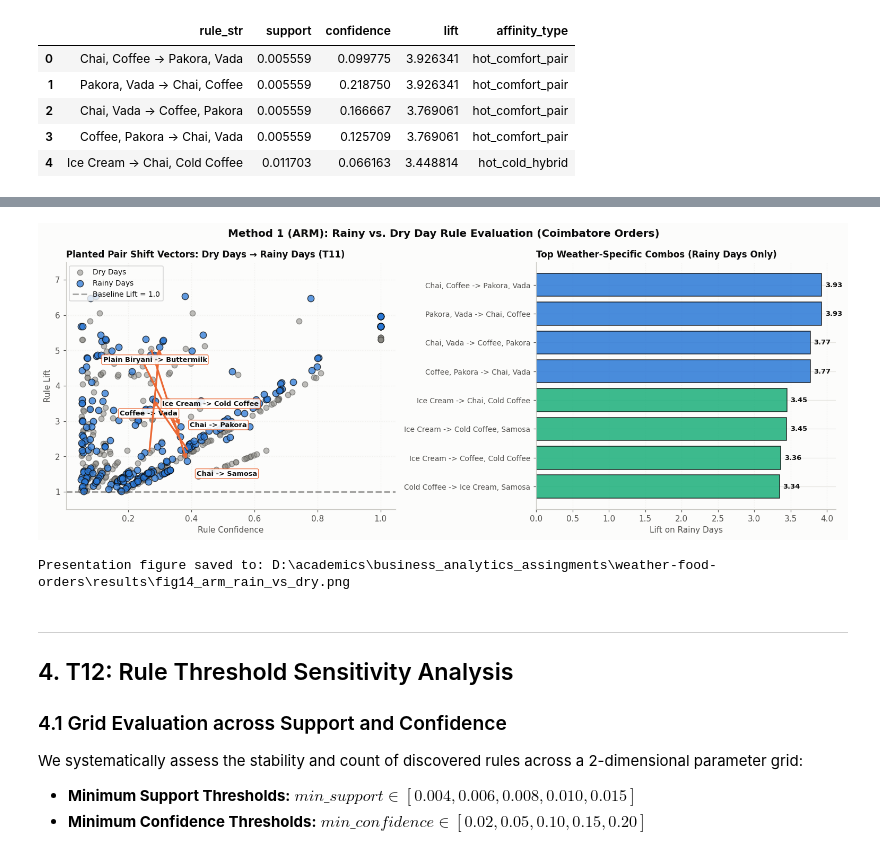
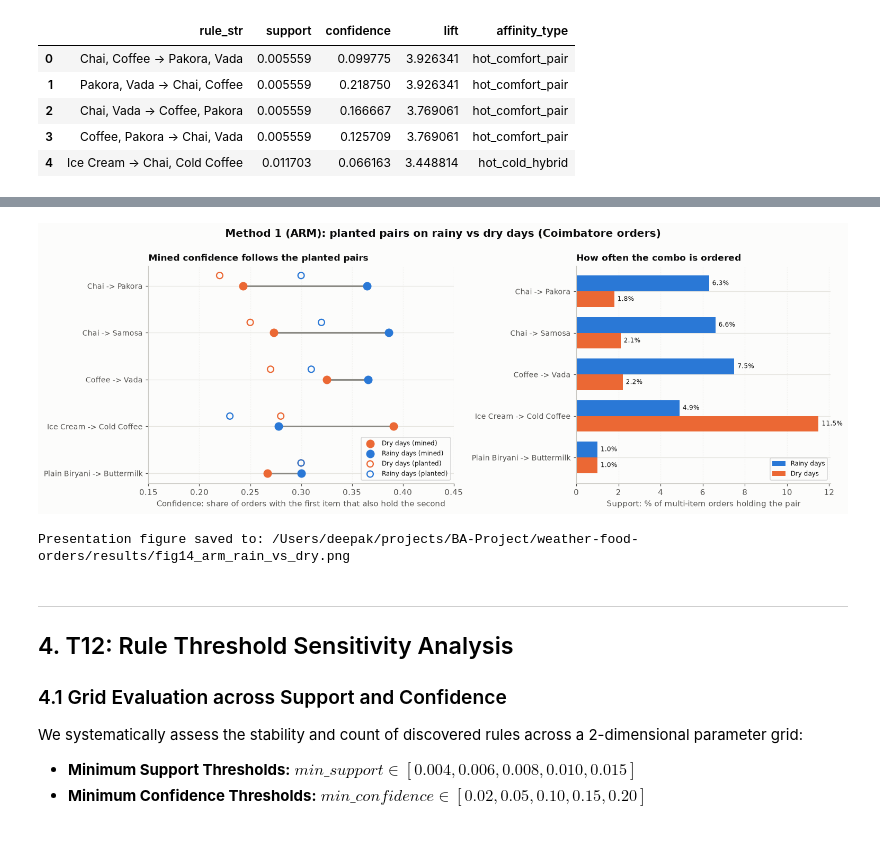
Before and after one commit to priyagarnet20-ops/weather-food-orders, a Jupyter notebook: notebooks/06_arm.ipynb, the cells around one changed output, grey strips where cells are left out. Saved outputs shown, nothing was run; the diff lists cells and outputs as text; code cells hidden in the pictures.

```diff
--- a/notebooks/06_arm.ipynb
+++ b/notebooks/06_arm.ipynb
@@ -278,14 +281,14 @@ We generate presentation figure **Fig 14** (`results/fig14_arm_rain_vs_dry.png`)
 # %%
 results_dir = ROOT / "results"
 results_dir.mkdir(parents=True, exist_ok=True)
 
 fig14_path = results_dir / "fig14_arm_rain_vs_dry.png"
-fig14 = ARM.plot_rainy_vs_dry_evaluation(common_df, rainy_only_df, save_path=fig14_path)
+fig14 = ARM.plot_rainy_vs_dry_evaluation(planted_summary, save_path=fig14_path)
 plt.show()
 print(f"Presentation figure saved to: {fig14_path}")
 # %% [output]
-[figure, old version]
+[figure, new version]
-Presentation figure saved to: D:\academics\business_analytics_assingments\weather-food-orders\results\fig14_arm_rain_vs_dry.png
+Presentation figure saved to: /Users/deepak/projects/BA-Project/weather-food-orders/results/fig14_arm_rain_vs_dry.png
 # %% [markdown]
 ---
 ## 4. T12: Rule Threshold Sensitivity Analysis
```
Also changed, not shown: parts of 8 cells of this notebook, 6 other files.
